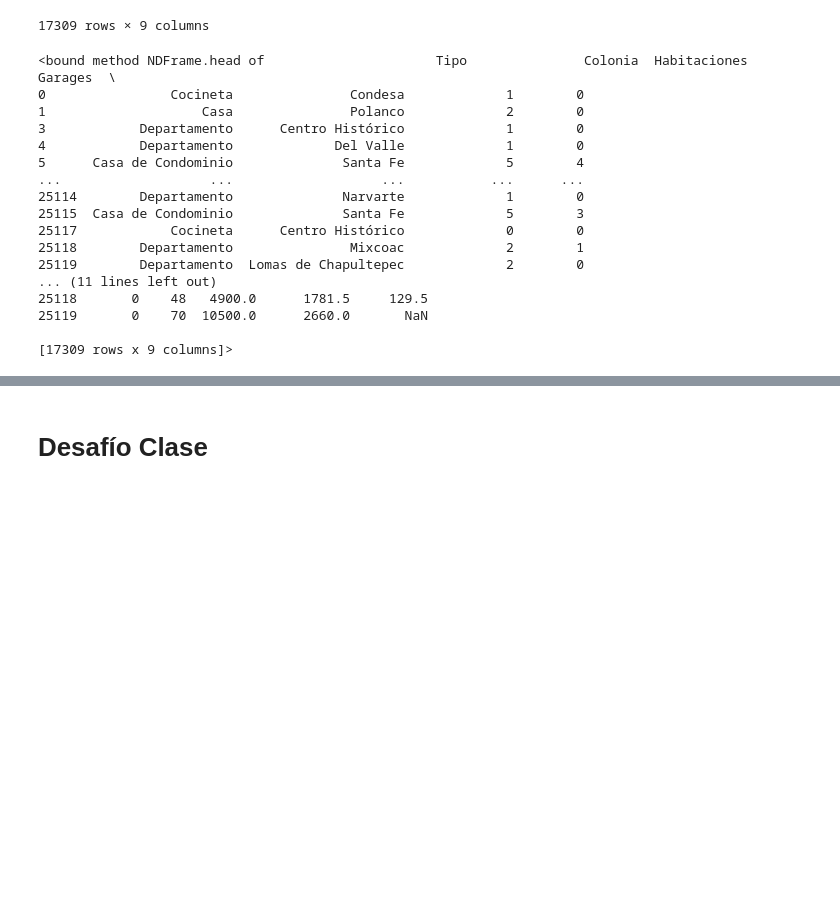
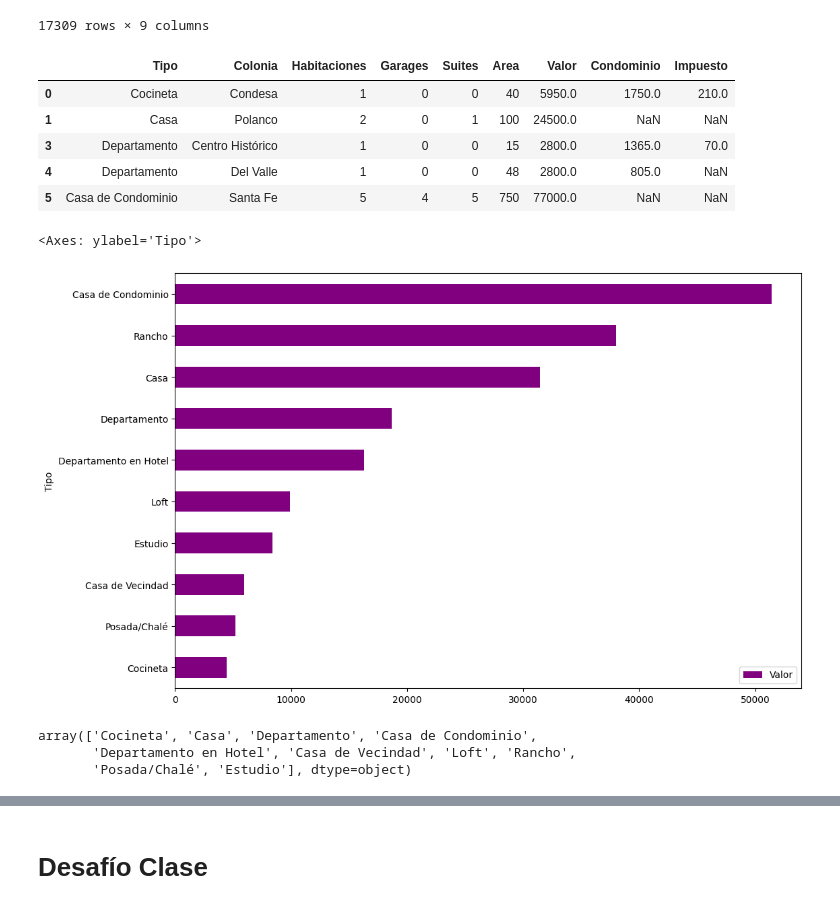
Before and after one commit to Eve113/AnalisisDeDatosEPR1, a Jupyter notebook: inmuebles_CDMX.ipynb, the cells around one changed output, grey strips where cells are left out. Saved outputs shown, nothing was run; the diff lists cells and outputs as text; code cells hidden in the pictures; blank space fills up the shorter version.

```diff
--- a/inmuebles_CDMX.ipynb
+++ b/inmuebles_CDMX.ipynb
@@ -232,22 +232,23 @@ datos.query('@inmuebles_comerciales not in Tipo')
 17309 rows × 9 columns
 # %%
 df = datos.query('@inmuebles_comerciales not in Tipo')
-df.head
+df.head()
 # %% [output]
-<bound method NDFrame.head of                      Tipo               Colonia  Habitaciones  Garages  \
-0                Cocineta               Condesa             1        0
-1                    Casa               Polanco             2        0
-3            Departamento      Centro Histórico             1        0
-4            Departamento             Del Valle             1        0
-5      Casa de Condominio              Santa Fe             5        4
-...                   ...                   ...           ...      ...
-25114        Departamento              Narvarte             1        0
-25115  Casa de Condominio              Santa Fe             5        3
-25117            Cocineta      Centro Histórico             0        0
-25118        Departamento               Mixcoac             2        1
-25119        Departamento  Lomas de Chapultepec             2        0
-... (11 lines left out)
-25118       0    48   4900.0      1781.5     129.5
-25119       0    70  10500.0      2660.0       NaN
-
-[17309 rows x 9 columns]>
+|  | Tipo | Colonia | Habitaciones | Garages | Suites | Area | Valor | Condominio | Impuesto |
+| 0 | Cocineta | Condesa | 1 | 0 | 0 | 40 | 5950.0 | 1750.0 | 210.0 |
+| 1 | Casa | Polanco | 2 | 0 | 1 | 100 | 24500.0 | NaN | NaN |
+| 3 | Departamento | Centro Histórico | 1 | 0 | 0 | 15 | 2800.0 | 1365.0 | 70.0 |
+| 4 | Departamento | Del Valle | 1 | 0 | 0 | 48 | 2800.0 | 805.0 | NaN |
+| 5 | Casa de Condominio | Santa Fe | 5 | 4 | 5 | 750 | 77000.0 | NaN | NaN |
+# %%
+df_tipo_precio = df.groupby('Tipo')[['Valor']].mean().sort_values('Valor')
+df_tipo_precio.plot(kind='barh', figsize=(12,8), color = 'purple')
+# %% [output]
+<Axes: ylabel='Tipo'>
+[figure, added]
+# %%
+df.Tipo.unique()
+# %% [output]
+array(['Cocineta', 'Casa', 'Departamento', 'Casa de Condominio',
+       'Departamento en Hotel', 'Casa de Vecindad', 'Loft', 'Rancho',
+       'Posada/Chalé', 'Estudio'], dtype=object)
```
Also changed, not shown: parts of 35 cells of this notebook.
